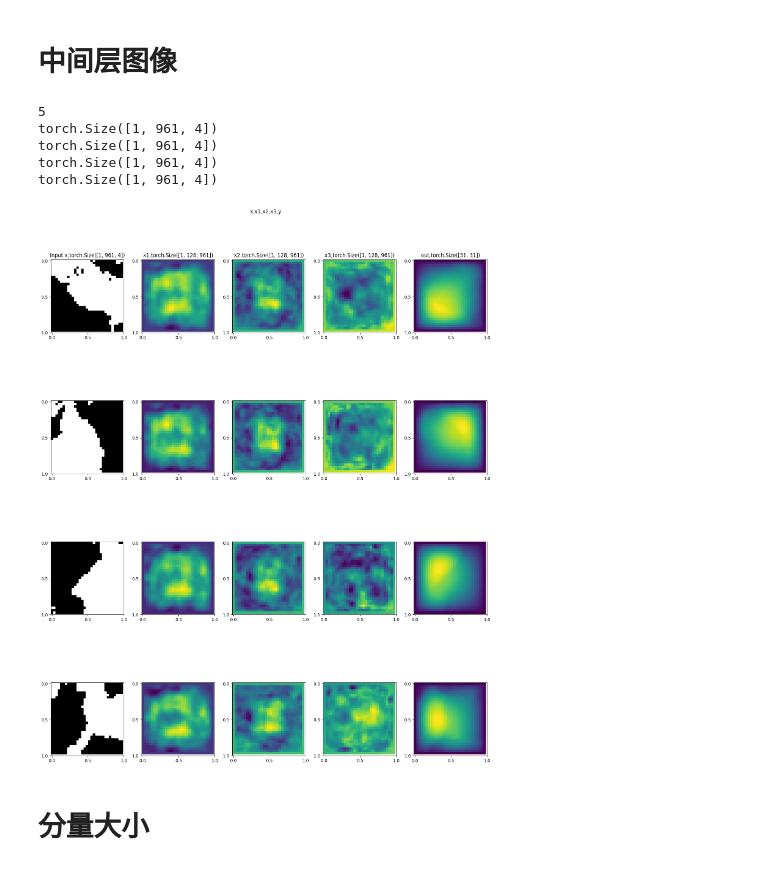
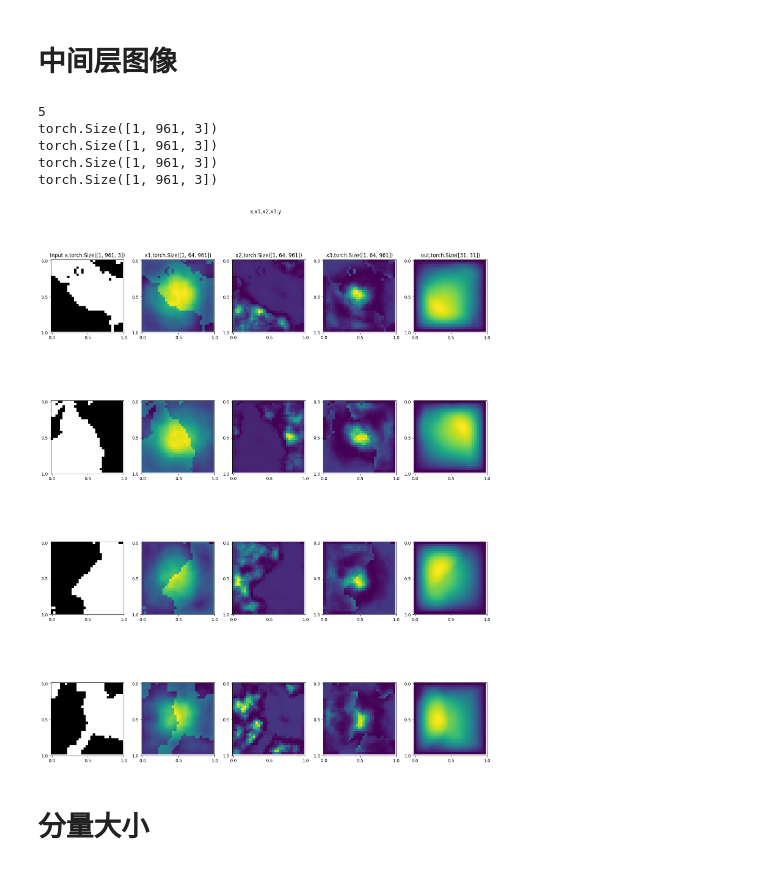
Before and after one commit to PKU-CMEGroup/NeuralOperator, a Jupyter notebook: test2/my_test_FFT_2D_2.ipynb, the cells around one changed output. Cells and saved outputs as stored; diff of their text form; code cells hidden in the pictures.

```diff
--- a/test2/my_test_FFT_2D_2.ipynb
+++ b/test2/my_test_FFT_2D_2.ipynb
@@ -148,20 +155,24 @@ Start SVD with data shape:  (800, 961)
 # %% [markdown]
 # PCA基图像
 # %%
-print(bases_pca.shape)
-bases_pca_2d = bases_pca.reshape(Np,Np,k_max).to('cpu')
-wbases_pca_2d = wbases_pca.reshape(Np,Np,k_max).to('cpu')
-bases_fourier_2d = bases_fourier.reshape(Np,Np,k_max).to('cpu')
-wbases_fourier_2d = wbases_fourier.reshape(Np,Np,k_max).to('cpu')
+print(bases_pca_in.shape)
+bases_pca_2d_in = bases_pca_in.reshape(Np,Np,k_max).to('cpu')
+bases_pca_2d_out = bases_pca_out.reshape(Np,Np,k_max).to('cpu')
+wbases_pca_2d = wbases_pca_in.reshape(Np,Np,k_max).to('cpu')
+# bases_fourier_2d = bases_fourier.reshape(Np,Np,k_max).to('cpu')
+# wbases_fourier_2d = wbases_fourier.reshape(Np,Np,k_max).to('cpu')
 mygrid = np.linspace(0, L, Np)
 grid_x, grid_y = np.meshgrid(mygrid, mygrid)
-m=3
+m=3*2
 n=5
 fig, axs = plt.subplots(m, n, figsize=(3*n,3*m))
 for i in range(5):
-    axs[0,i].pcolormesh(grid_x, grid_y, bases_pca_2d[:,:,i])
-    axs[1,i].pcolormesh(grid_x, grid_y, bases_pca_2d[:,:,i+5])
-    axs[2,i].pcolormesh(grid_x, grid_y, bases_pca_2d[:,:,i+10])
+    axs[0,i].pcolormesh(grid_x, grid_y, bases_pca_2d_in[:,:,i])
+    axs[1,i].pcolormesh(grid_x, grid_y, bases_pca_2d_in[:,:,i+5])
+    axs[2,i].pcolormesh(grid_x, grid_y, bases_pca_2d_in[:,:,i+10])
+    axs[3,i].pcolormesh(grid_x, grid_y, bases_pca_2d_out[:,:,i])
+    axs[4,i].pcolormesh(grid_x, grid_y, bases_pca_2d_out[:,:,i+5])
+    axs[5,i].pcolormesh(grid_x, grid_y, bases_pca_2d_out[:,:,i+10])
     # axs[2,i].pcolormesh(grid_x, grid_y, wbases_pca_2d[:,:,i])
     # axs[3,i].pcolormesh(grid_x, grid_y, bases_fourier_2d[:,:,i])
     # axs[4,i].pcolormesh(grid_x, grid_y, wbases_fourier_2d[:,:,i])
@@ -209,7 +220,7 @@ Epoch :  299  Rel. Train L2 Loss :  0.002848403223324567  Rel. Test L2 Loss :  0
 import matplotlib.pyplot as plt
 h = 1/Np
 n=5
-model = torch.load('model/darcy_421_r14_ep500_ones_test')
+model = torch.load('model/darcy_421_r14_dim64_ep500_test2')
 fig = plt.figure(figsize=(7,3*n))
 
 for index in range(n):
@@ -265,7 +276,7 @@ fig.show()
 # %%
 import matplotlib.pyplot as plt
 h = 1/Np
-model = torch.load('model/darcy_421_r14_ep500_ones_test')
+model = torch.load('model/darcy_421_r14_dim64_ep500_test2')
 
 n=4
 length = len(model.ws)
@@ -289,8 +300,7 @@ for index in range(n):
 
 
     bsz = x.shape[0]
-    x_input = x[:,:,0].reshape(bsz,1,Np*Np).to('cuda')
-    x = x[:,:,1:]
+
 
     x = model.fc0(x)
     x = x.permute(0, 2, 1)
@@ -298,11 +308,7 @@ for index in range(n):
 
 
     for i, (layer, w) in enumerate(zip(model.sp_layers, model.ws)):
-        if model.add_input[i]:
-            x0 = torch.cat((x,x_input),dim=1)
-        else:
-            x0 = x
-        x1 = layer(x0)
+        x1 = layer(x)
         x2 = w(x)
         res = x1 + x2
         if model.act is not None and i != length - 1:
@@ -324,38 +330,38 @@ for index in range(n):
 
     x = x.permute(0, 2, 1)
 
     # if fc_dim = 0, we do not have nonlinear layer
     fc_dim = model.fc_dim
 
     if fc_dim > 0:
         x = model.fc1(x)
         if model.act is not None:
             x = model.act(x)
 
     out = model.fc2(x)
     out = y_normalizer.decode(out)
     out = out.reshape(Np,Np).to("cpu")
 
     ax = fig.add_subplot(n, m, index*m + m)
     im = ax.imshow(out.squeeze().detach().numpy())
 
     if index == 0:
         ax.set_title('out,{}'.format(out.shape))
     plt.xticks(np.linspace(0, Np, 3), np.linspace(0, 1, 3))
     plt.yticks(np.linspace(0, Np, 3), np.linspace(0, 1, 3))
 
 
 
 fig.suptitle('x,x1,x2,x3,y', y=0.98)
 plt.tight_layout()
 fig.show()
 # %% [output]
 5
-torch.Size([1, 961, 4])
-torch.Size([1, 961, 4])
-torch.Size([1, 961, 4])
-torch.Size([1, 961, 4])
+torch.Size([1, 961, 3])
+torch.Size([1, 961, 3])
+torch.Size([1, 961, 3])
+torch.Size([1, 961, 3])
-[figure, old version]
+[figure, new version]
 # %% [markdown]
 # 分量大小
 # %%
```
Also changed, not shown: parts of 4 cells of this notebook, 5 other files.
